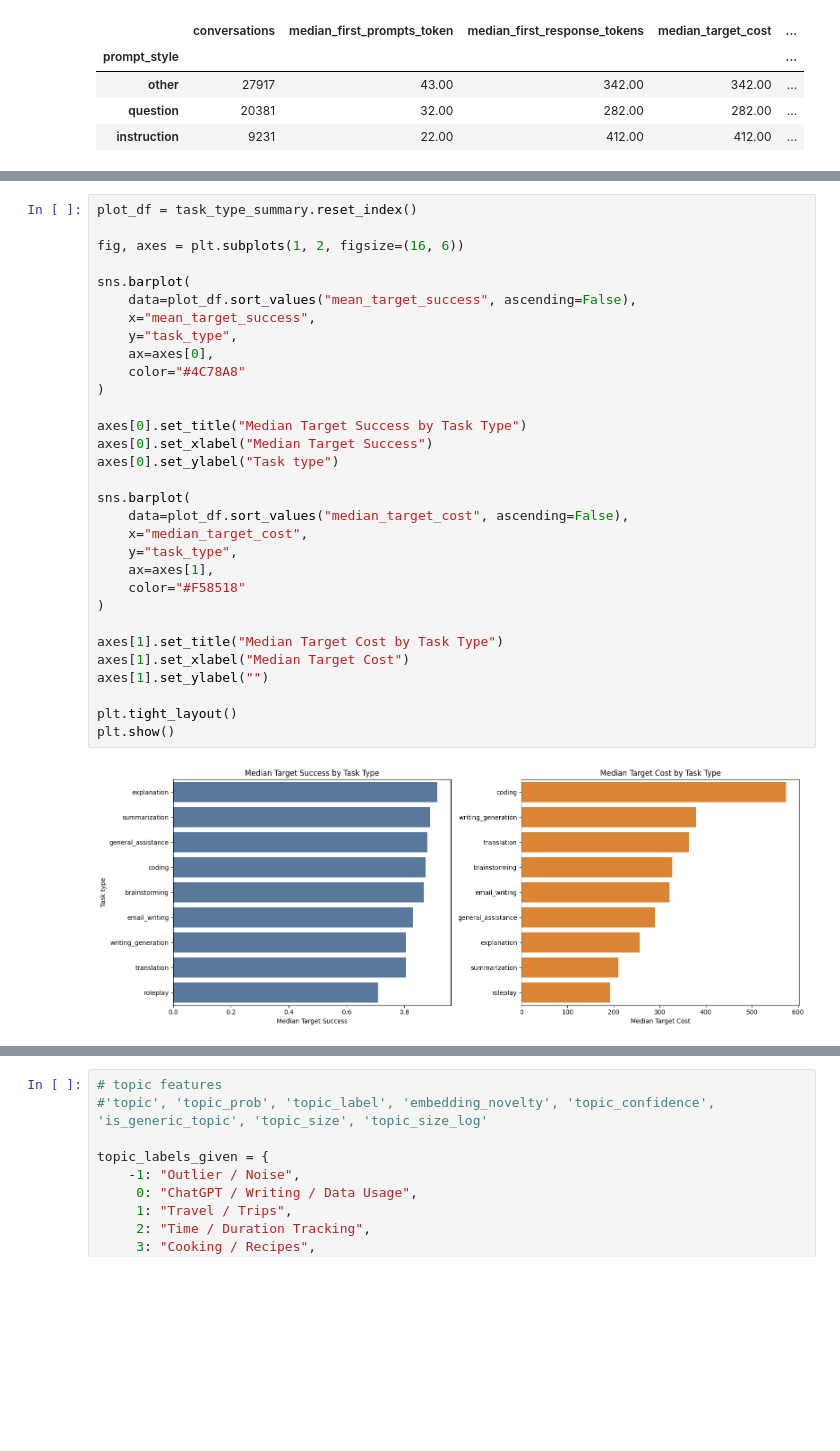
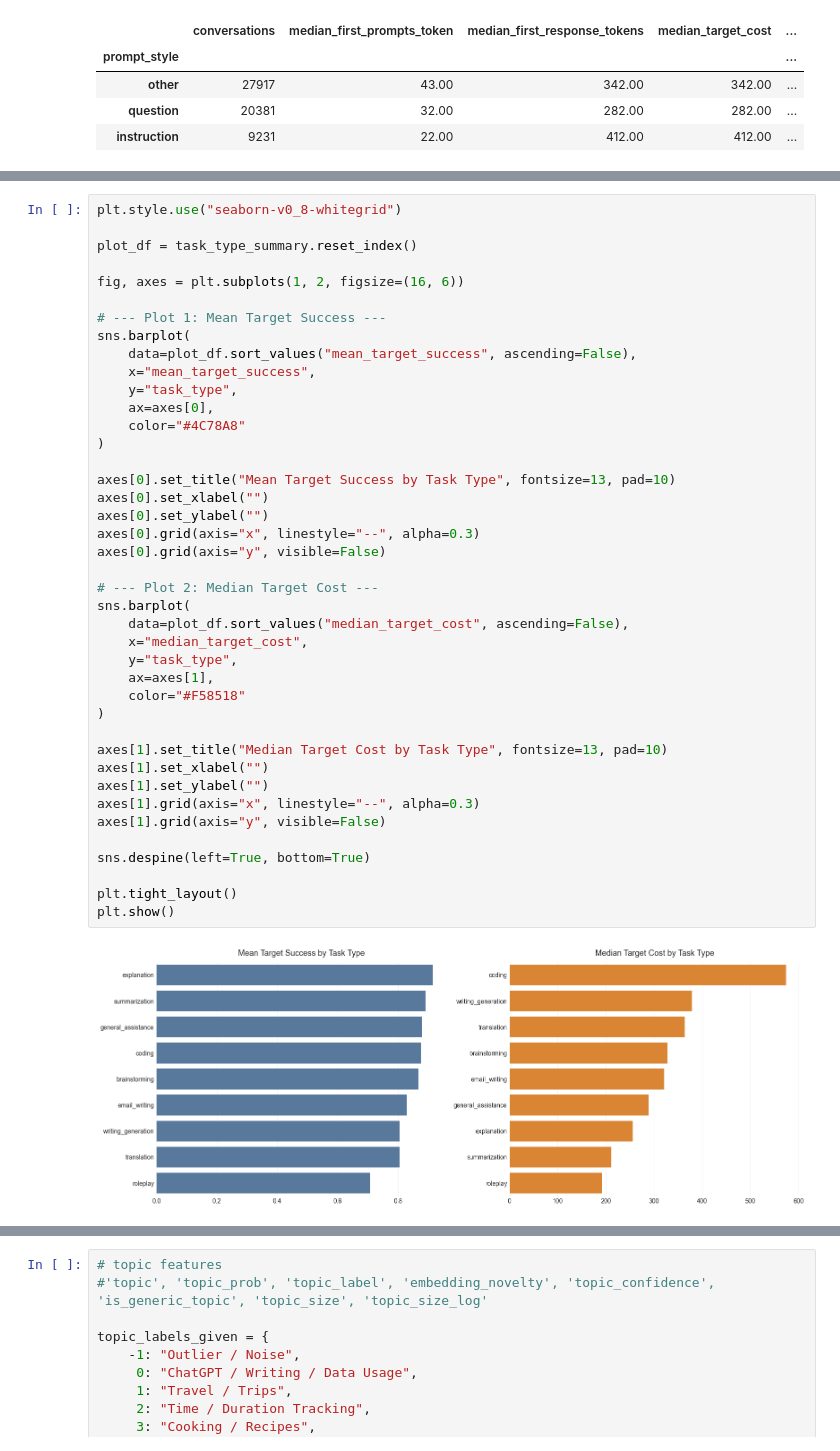
Before and after one commit to Thoericht/llm-sustainability-analysis, a Jupyter notebook: 02_notebooks/0C_data_exploration.ipynb, the cells around one changed output, grey strips where cells are left out. Cells and saved outputs as stored; diff of their text form; blank space fills up the shorter version.

```diff
--- a/02_notebooks/0C_data_exploration.ipynb
+++ b/02_notebooks/0C_data_exploration.ipynb
@@ -202,33 +240,43 @@ task_type_summary
 # %%
+plt.style.use("seaborn-v0_8-whitegrid")
+
 plot_df = task_type_summary.reset_index()
 
 fig, axes = plt.subplots(1, 2, figsize=(16, 6))
 
+# --- Plot 1: Mean Target Success ---
 sns.barplot(
     data=plot_df.sort_values("mean_target_success", ascending=False),
     x="mean_target_success",
     y="task_type",
     ax=axes[0],
     color="#4C78A8"
 )
 
-axes[0].set_title("Median Target Success by Task Type")
-axes[0].set_xlabel("Median Target Success")
-axes[0].set_ylabel("Task type")
+axes[0].set_title("Mean Target Success by Task Type", fontsize=13, pad=10)
+axes[0].set_xlabel("")
+axes[0].set_ylabel("")
+axes[0].grid(axis="x", linestyle="--", alpha=0.3)
+axes[0].grid(axis="y", visible=False)
 
+# --- Plot 2: Median Target Cost ---
 sns.barplot(
     data=plot_df.sort_values("median_target_cost", ascending=False),
     x="median_target_cost",
     y="task_type",
     ax=axes[1],
     color="#F58518"
 )
 
-axes[1].set_title("Median Target Cost by Task Type")
-axes[1].set_xlabel("Median Target Cost")
+axes[1].set_title("Median Target Cost by Task Type", fontsize=13, pad=10)
+axes[1].set_xlabel("")
 axes[1].set_ylabel("")
+axes[1].grid(axis="x", linestyle="--", alpha=0.3)
+axes[1].grid(axis="y", visible=False)
+
+sns.despine(left=True, bottom=True)
 
 plt.tight_layout()
 plt.show()
 # %% [output]
-[figure, old version]
+[figure, new version]
```
Also changed, not shown: parts of 15 cells of this notebook, 1 other file.
